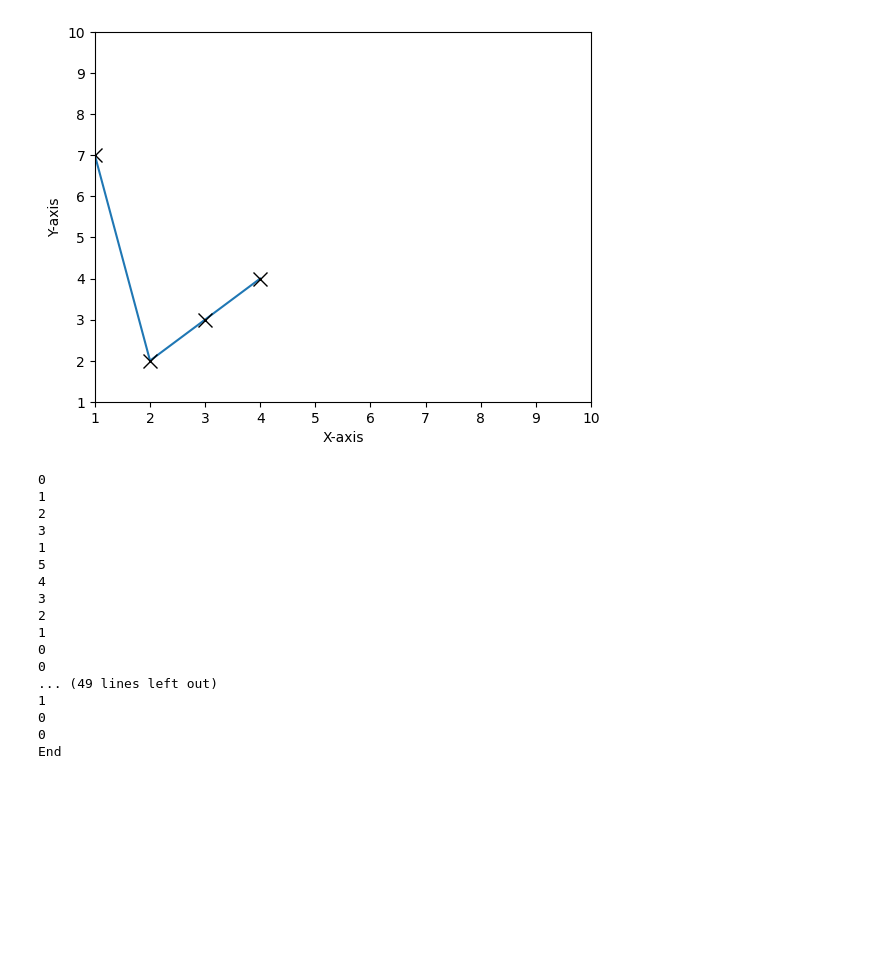
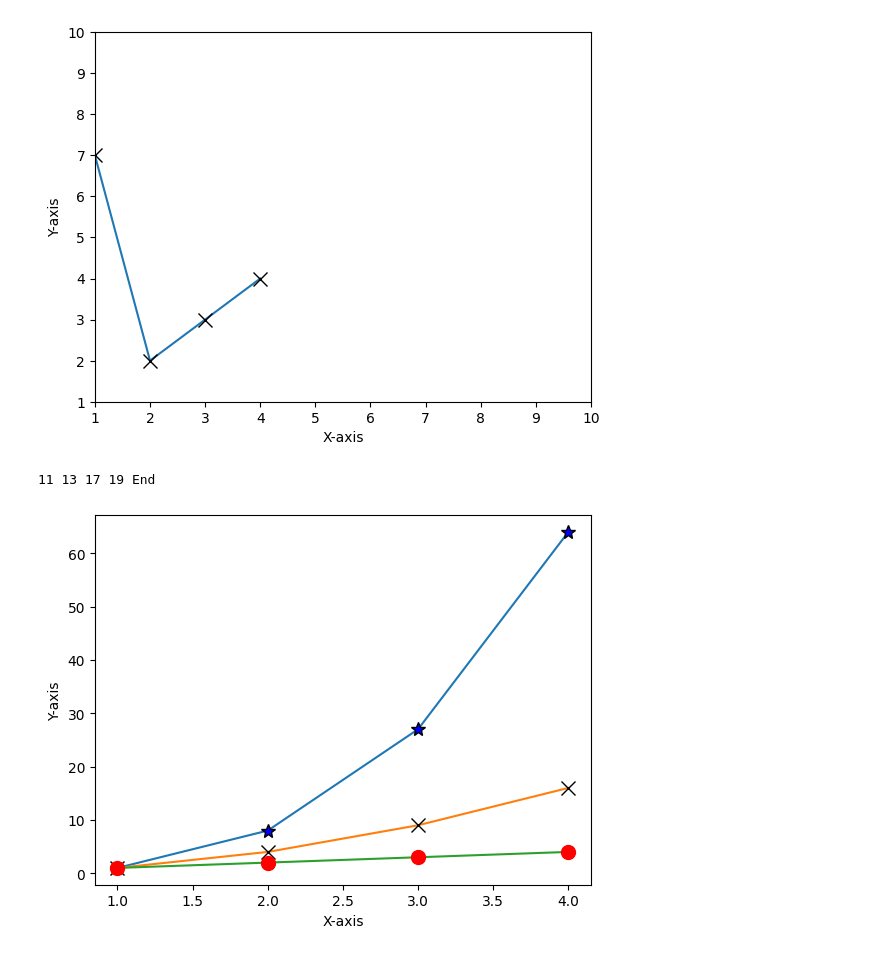
Before and after one commit to harshalkharabe/Python, a Jupyter notebook: PYTHON_FOR_DATA_SCIENCE/Matplotlib/matplotlib.ipynb, the cells around one changed output. Saved outputs shown, nothing was run; the diff lists cells and outputs as text; code cells hidden in the pictures; blank space fills up the shorter version.

Commit message:
Matplotlib for Visulization

```diff
--- a/PYTHON_FOR_DATA_SCIENCE/Matplotlib/matplotlib.ipynb
+++ b/PYTHON_FOR_DATA_SCIENCE/Matplotlib/matplotlib.ipynb
@@ -192,28 +192,28 @@ plt.show()
 # %%
 # prime numbers between 3 to 30
 for i in range(10,21):
-    for j in range(2,i+1):
-        print(i,j,i%j)
+    for j in range(2,i):
+        # print(i,j,i%j)
         if i%j==0:
             break
     else:
         print(i,end=' ')
 print("End")
 # %% [output]
-0
-1
-2
-3
-1
-5
-4
-3
-2
-1
-0
-0
-... (49 lines left out)
-1
-0
-0
-End
+11 13 17 19 End
+# %%
+# Drawing Multiple plots in same axes
+# Dwar a plot with following values
+from matplotlib import pyplot as plt
+import numpy as np
+x = np.array([1,2,3,4])
+y = x**2
+z = x**3
+plt.xlabel("X-axis")
+plt.ylabel("Y-axis")
+plt.plot(x,z,marker="*",mec="black",mfc="blue",ms=10)
+plt.plot(x,y,marker="x",mec="black",mfc="yellow",ms=10)
+plt.plot(x,x,marker="o",mec="red",mfc="red",ms=10)
+plt.show()
+# %% [output]
+[figure, added]
```
Also changed, not shown: parts of 3 cells of this notebook, 1 other file.
